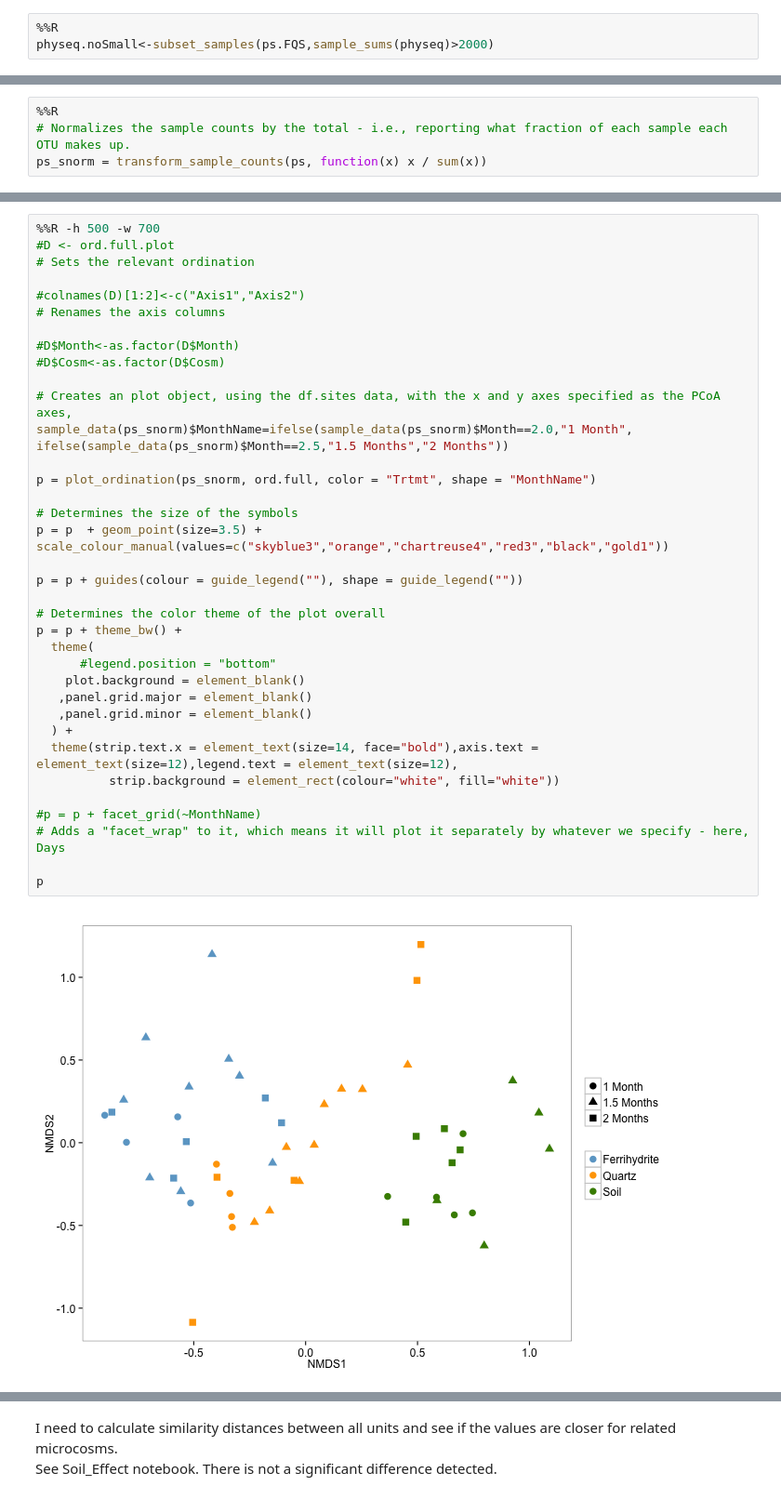
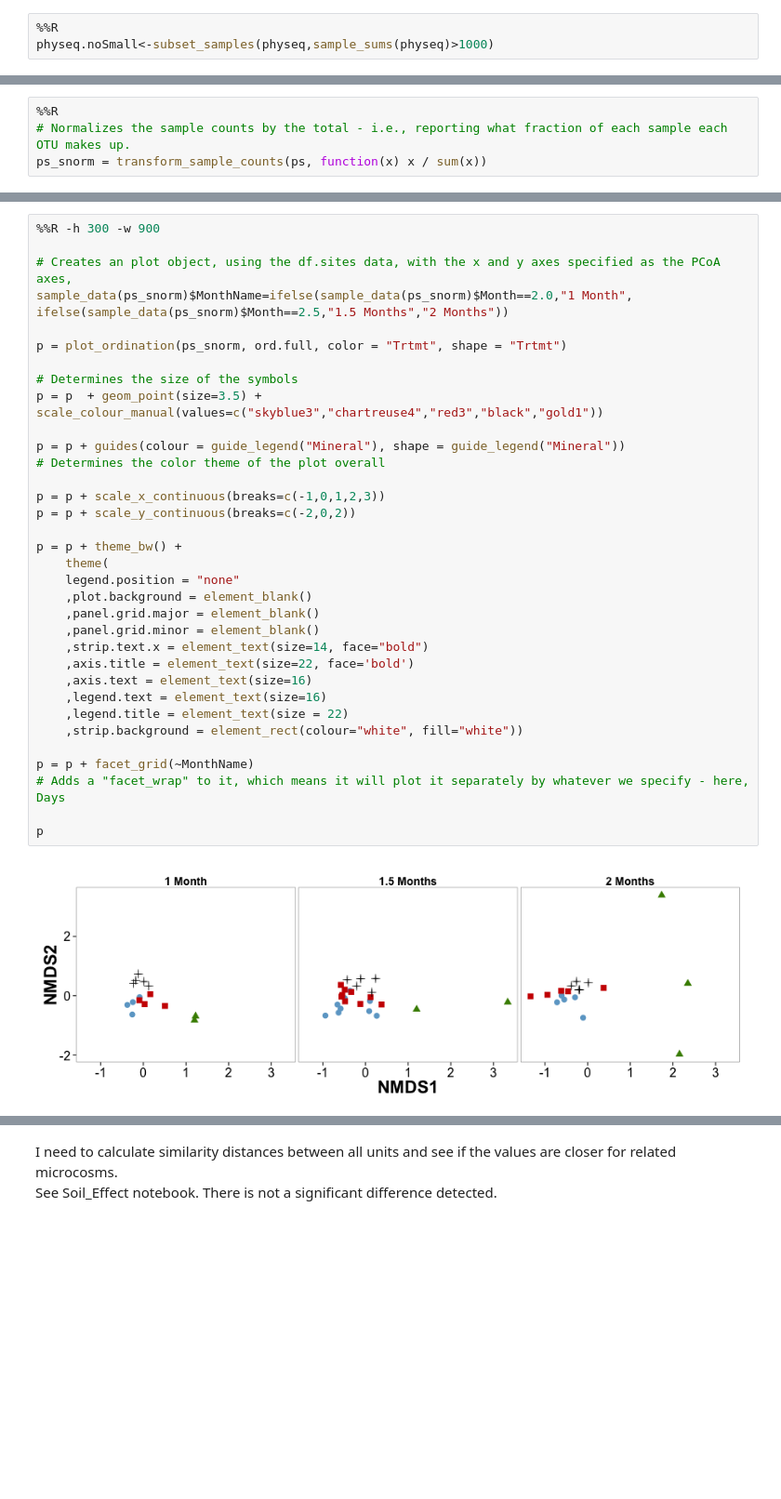
Before and after one commit to TheaWhitman/MineralITS, a Jupyter notebook: manuscript_figures/Ordination_plots.ipynb, the cells around one changed output, grey strips where cells are left out. Shown at 93% size. Cells and saved outputs as stored; diff of their text form; blank space fills up the shorter version.

Commit message:
Ord plots for Goldshmidt and paper, plus Adonis updates

```diff
--- a/manuscript_figures/Ordination_plots.ipynb
+++ b/manuscript_figures/Ordination_plots.ipynb
@@ -59,7 +36,7 @@ sample_data(physeq)$Trtmt==
 ps.FQS = subset_samples(physeq, (sample_data(physeq)$Trtmt=="Ferrihydrite"|sample_data(physeq)$Trtmt=="Quartz"|sample_data(physeq)$Trtmt=="Soil"))
 # %%
 %%R
-physeq.noSmall<-subset_samples(ps.FQS,sample_sums(physeq)>2000)
+physeq.noSmall<-subset_samples(physeq,sample_sums(physeq)>1000)
 # %%
 %%R
 ps <- physeq.noSmall
@@ -86,41 +71,39 @@ Run 3 stress 0.1588805
 *** Solution reached
 # %%
-%%R -h 500 -w 700
-#D <- ord.full.plot
-# Sets the relevant ordination
-
-#colnames(D)[1:2]<-c("Axis1","Axis2")
-# Renames the axis columns
-
-#D$Month<-as.factor(D$Month)
-#D$Cosm<-as.factor(D$Cosm)
+%%R -h 300 -w 900
 
 # Creates an plot object, using the df.sites data, with the x and y axes specified as the PCoA axes,
 sample_data(ps_snorm)$MonthName=ifelse(sample_data(ps_snorm)$Month==2.0,"1 Month", ifelse(sample_data(ps_snorm)$Month==2.5,"1.5 Months","2 Months"))
 
-p = plot_ordination(ps_snorm, ord.full, color = "Trtmt", shape = "MonthName")
+p = plot_ordination(ps_snorm, ord.full, color = "Trtmt", shape = "Trtmt")
 
 # Determines the size of the symbols
-p = p  + geom_point(size=3.5) + scale_colour_manual(values=c("skyblue3","orange","chartreuse4","red3","black","gold1"))
+p = p  + geom_point(size=3.5) + scale_colour_manual(values=c("skyblue3","chartreuse4","red3","black","gold1"))
 
-p = p + guides(colour = guide_legend(""), shape = guide_legend(""))
+p = p + guides(colour = guide_legend("Mineral"), shape = guide_legend("Mineral"))
+# Determines the color theme of the plot overall
 
-# Determines the color theme of the plot overall
+p = p + scale_x_continuous(breaks=c(-1,0,1,2,3))
+p = p + scale_y_continuous(breaks=c(-2,0,2))
+
 p = p + theme_bw() +
-  theme(
-      #legend.position = "bottom"
-    plot.background = element_blank()
-   ,panel.grid.major = element_blank()
-   ,panel.grid.minor = element_blank()
-  ) +
-  theme(strip.text.x = element_text(size=14, face="bold"),axis.text = element_text(size=12),legend.text = element_text(size=12),
-          strip.background = element_rect(colour="white", fill="white"))
+    theme(
+    legend.position = "none"
+    ,plot.background = element_blank()
+    ,panel.grid.major = element_blank()
+    ,panel.grid.minor = element_blank()
+    ,strip.text.x = element_text(size=14, face="bold")
+    ,axis.title = element_text(size=22, face='bold')
+    ,axis.text = element_text(size=16)
+    ,legend.text = element_text(size=16)
+    ,legend.title = element_text(size = 22)
+    ,strip.background = element_rect(colour="white", fill="white"))
 
-#p = p + facet_grid(~MonthName)
+p = p + facet_grid(~MonthName)
 # Adds a "facet_wrap" to it, which means it will plot it separately by whatever we specify - here, Days
 
 p
 # %% [output]
-[figure, old version]
+[figure, new version]
 # %%
 %%R
```
Also changed, not shown: parts of 3 cells of this notebook, 6 other files.
